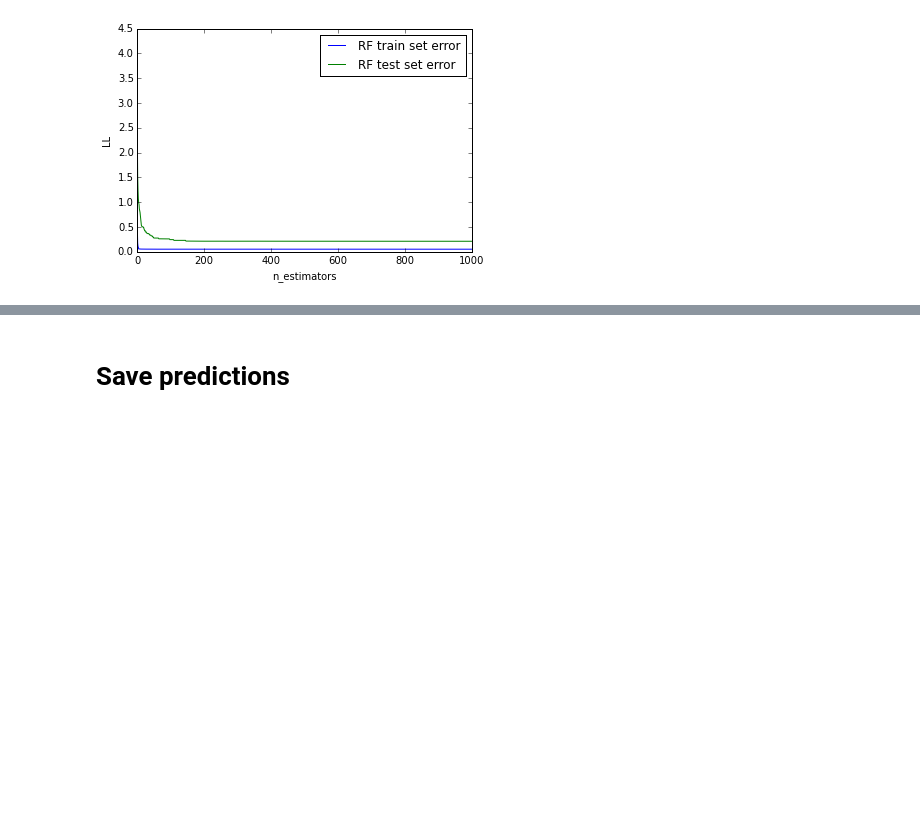
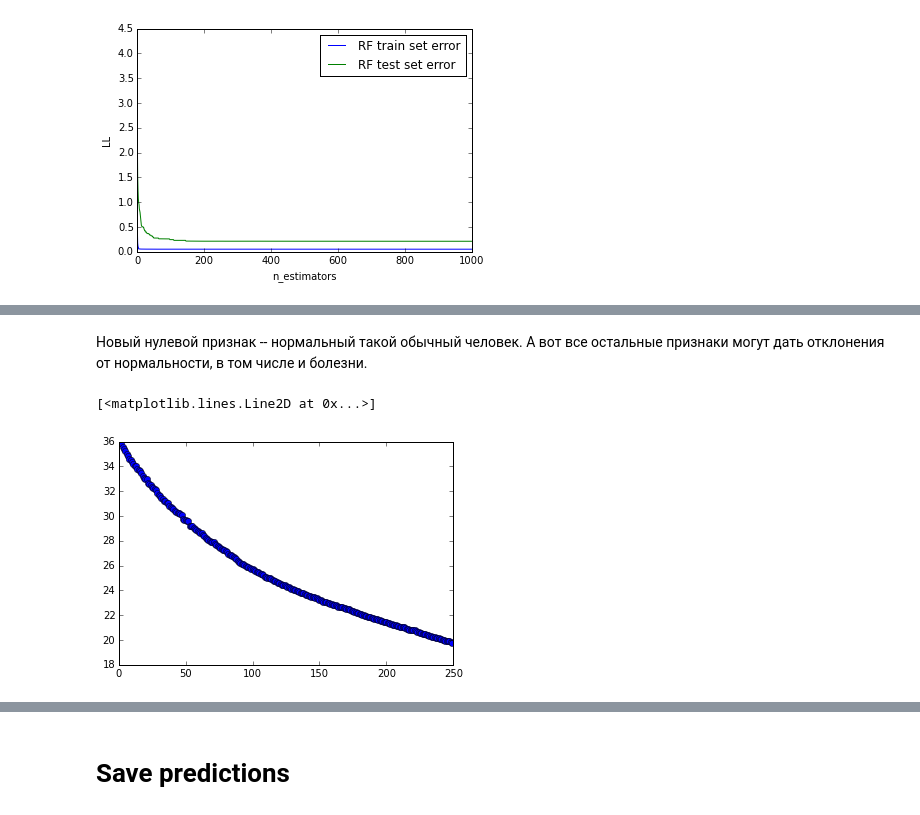
Before and after one commit to alexsyrom/SHAD_ML_KAGGLE_2, a Jupyter notebook: solution.ipynb, the cells around one changed output, grey strips where cells are left out. Saved outputs shown, nothing was run; the diff lists cells and outputs as text; code cells hidden in the pictures; blank space fills up the shorter version.

```diff
--- a/solution.ipynb
+++ b/solution.ipynb
@@ -122,0 +129,7 @@ ypred = clf.predict_proba(Xtest[:, :330])[:, 1]
+# %% [markdown]
+Новый нулевой признак -- нормальный такой обычный человек. А вот все остальные признаки могут дать отклонения от нормальности, в том числе и болезни.
+# %%
+plot(s[50:300], '-o')
+# %% [output]
+[<matplotlib.lines.Line2D at 0x...>]
+[figure, added]
```
Also changed, not shown: parts of 15 cells of this notebook, 1 other file.
